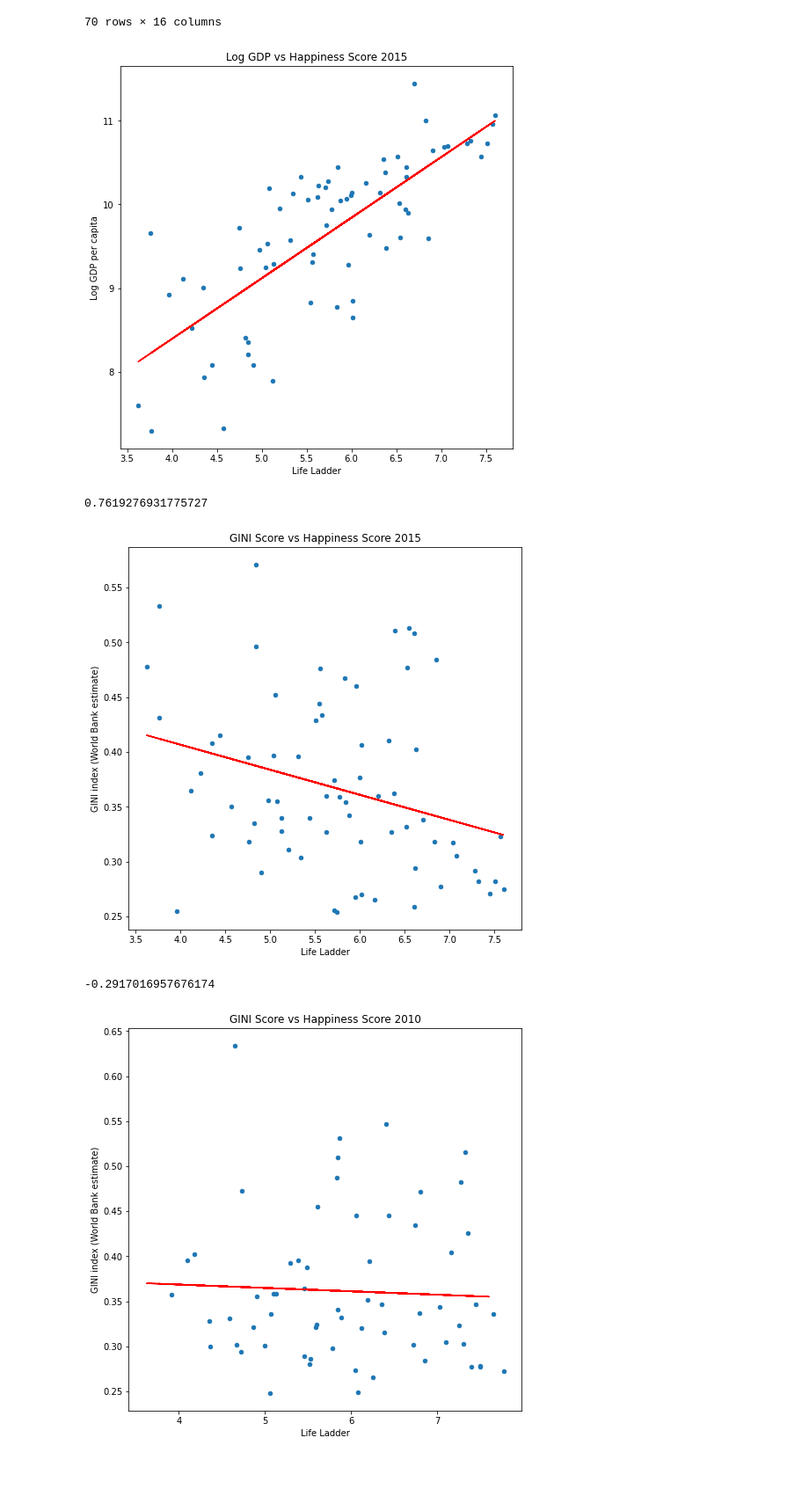
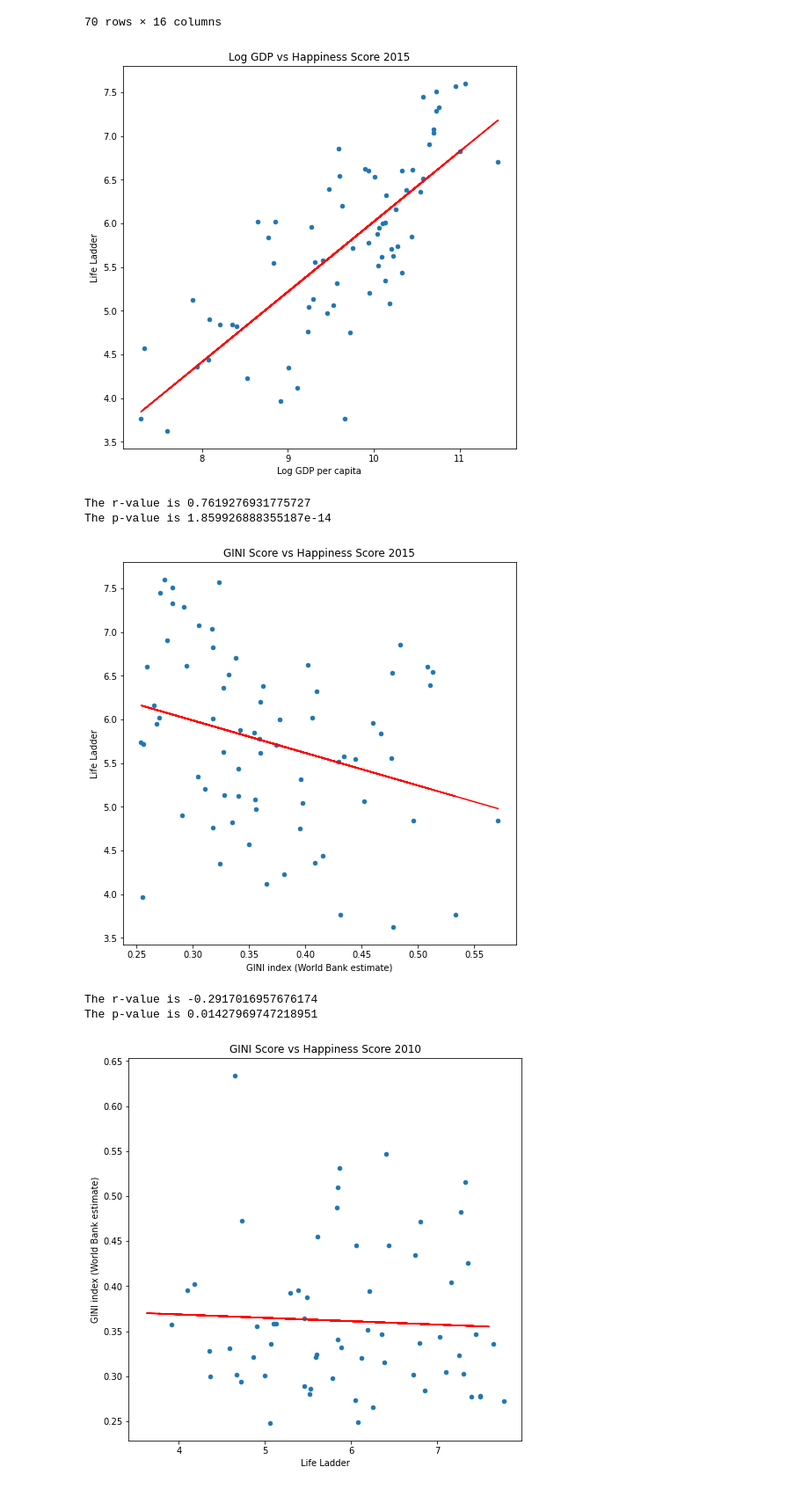
Before and after one commit to miheep8938/Veritas-Collective, a Jupyter notebook: JJ-Wrangle.ipynb, the cells around one changed output. Shown: that part at 88% size. Saved outputs shown, nothing was run; the diff lists cells and outputs as text; code cells hidden in the pictures.

```diff
--- a/JJ-Wrangle.ipynb
+++ b/JJ-Wrangle.ipynb
@@ -159,52 +159,56 @@ gini_index_2015
 # Scatter plot for GDP vs. Happiness
 
 #use pandas to plot a scatter plot
-gini_index_2015.plot(kind="scatter", x="Life Ladder", y="Log GDP per capita", grid=False, figsize=(8,8),
+gini_index_2015.plot(kind="scatter", x="Log GDP per capita", y="Life Ladder", grid=False, figsize=(8,8),
               title="Log GDP vs Happiness Score 2015")
 
 #Calculate the correlation coefficient
 happiness = gini_index_2015.iloc[:, 2]
 gdp = gini_index_2015.iloc[:, 3]
-correlation = st.pearsonr(happiness, gdp)
+correlation = st.pearsonr(gdp, happiness)
 
 #Calculate  the linear regression, r squared
-slope, intercept, rvalue, pvalue, stderr = st.linregress(happiness, gdp)
-regress_values = happiness * slope + intercept
+slope, intercept, rvalue, pvalue, stderr = st.linregress(gdp, happiness)
+regress_values = gdp * slope + intercept
 
-plt.plot(happiness,regress_values,"r-")
+plt.plot(gdp,regress_values,"r-")
 
 # Saves an image of our chart so that we can view it in a folder
 #plt.savefig("../Images/temp_lat.png")
 plt.show()
-print(rvalue)
+print("The r-value is " + str(rvalue))
+print("The p-value is " + str(pvalue))
 # %% [output]
-[figure, old version]
+[figure, new version]
-0.7619276931775727
+The r-value is 0.7619276931775727
+The p-value is 1.859926888355187e-14
 # %%
 # Scatter plot for GDP vs. Happiness
 
 #use pandas to plot a scatter plot
-gini_index_2015.plot(kind="scatter", x="Life Ladder", y="GINI index (World Bank estimate)", grid=False, figsize=(8,8),
+gini_index_2015.plot(kind="scatter", x="GINI index (World Bank estimate)", y="Life Ladder", grid=False, figsize=(8,8),
               title="GINI Score vs Happiness Score 2015")
 
 #Calculate the correlation coefficient
 happiness = gini_index_2015.iloc[:, 2]
 gini = gini_index_2015.iloc[:, 14]
-correlation = st.pearsonr(happiness, gini)
+correlation = st.pearsonr(gini, happiness)
 
 #Calculate  the linear regression, r squared
-slope, intercept, rvalue, pvalue, stderr = st.linregress(happiness, gini)
-regress_values = happiness * slope + intercept
+slope, intercept, rvalue, pvalue, stderr = st.linregress(gini, happiness)
+regress_values = gini * slope + intercept
 
-plt.plot(happiness,regress_values,"r-")
+plt.plot(gini,regress_values,"r-")
 
 # Saves an image of our chart so that we can view it in a folder
 #plt.savefig("../Images/temp_lat.png")
 plt.show()
-print(rvalue)
+print("The r-value is " + str(rvalue))
+print("The p-value is " + str(pvalue))
 # %% [output]
-[figure, old version]
+[figure, new version]
--0.2917016957676174
+The r-value is -0.2917016957676174
+The p-value is 0.01427969747218951
 # %%
 # Scatter plot for GDP vs. Happiness
 
```
Also changed, not shown: parts of 9 cells of this notebook, 1 other file.
